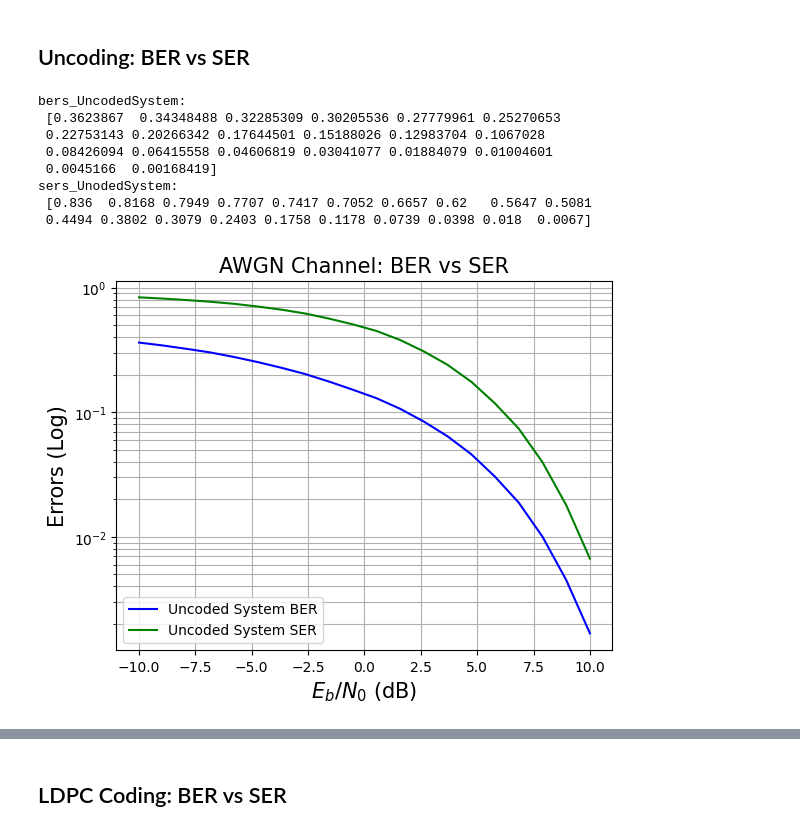
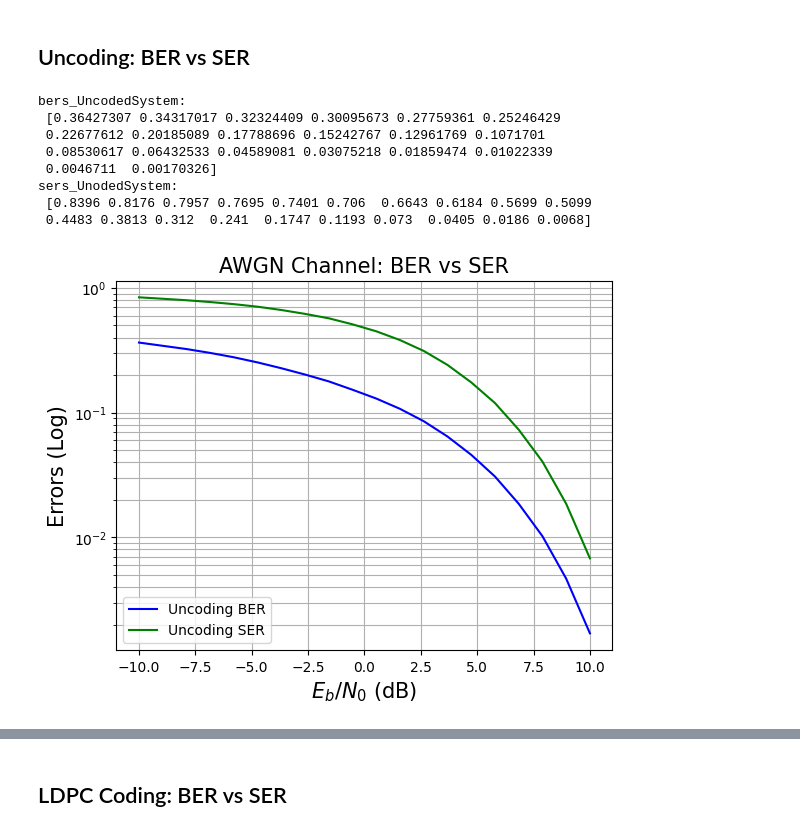
Before and after one commit to leeofaith/sionna, a Jupyter notebook: Jupyter Notebooks/SER.ipynb, the cells around one changed output, grey strips where cells are left out. Cells and saved outputs as stored; diff of their text form; code cells hidden in the pictures.

```diff
--- a/Jupyter Notebooks/SER.ipynb
+++ b/Jupyter Notebooks/SER.ipynb
@@ -300,40 +300,40 @@ for EBN0_DB in np.linspace(EBN0_DB_MIN,EBN0_DB_MAX,20):
     # # print('num_symbol_errors =\n',num_symbol_errors)
 
     # ser_UncodedSystem = round(num_symbol_errors_CodedSystem/num_symbols,4)
     # # print('ser_UncodedSystem =\n',ser_UncodedSystem)
     # # ser_CodedSystem = compute_ser(Tx_Symbols, Rx_Symbols_CodedSystem)
 
     # bers_CodedSystem += [ber_CodedSystem]
     # sers_CodedSystem += [ser_CodedSystem]
 
 print('bers_UncodedSystem:\n',np.transpose(bers_UncodedSystem))
 # print('bers_CodedSystem:\n',np.transpose(bers_CodedSystem))
 print('sers_UnodedSystem:\n',np.transpose(sers_UncodedSystem))
 # print('sers_CodedSystem:\n',np.transpose(sers_CodedSystem))
 
 title = "AWGN Channel: BER vs SER"
 xlabel = "$E_b/N_0$ (dB)"
 ylabel = "Errors (Log)"
 plt.title(title, fontsize=15)
 plt.xticks(fontsize=10)
 plt.yticks(fontsize=10)
 plt.xlabel(xlabel, fontsize=15)
 plt.ylabel(ylabel, fontsize=15)
 plt.grid(which="both")
-plt.semilogy(snrs, bers_UncodedSystem, 'b', label='Uncoded System BER')
-plt.semilogy(snrs, sers_UncodedSystem, 'g', label='Uncoded System SER')
+plt.semilogy(snrs, bers_UncodedSystem, 'b', label='Uncoding BER')
+plt.semilogy(snrs, sers_UncodedSystem, 'g', label='Uncoding SER')
 # plt.semilogy(snrs, bers_CodedSystem, 'r--', label='Coded System BER')
 # plt.semilogy(snrs, sers_CodedSystem, 'm--', label='Coded System SER')
 plt.legend(loc='lower left', fontsize=10)
 plt.show()
 # %% [output]
 bers_UncodedSystem:
- [0.3623867  0.34348488 0.32285309 0.30205536 0.27779961 0.25270653
- 0.22753143 0.20266342 0.17644501 0.15188026 0.12983704 0.1067028
- 0.08426094 0.06415558 0.04606819 0.03041077 0.01884079 0.01004601
- 0.0045166  0.00168419]
+ [0.36427307 0.34317017 0.32324409 0.30095673 0.27759361 0.25246429
+ 0.22677612 0.20185089 0.17788696 0.15242767 0.12961769 0.1071701
+ 0.08530617 0.06432533 0.04589081 0.03075218 0.01859474 0.01022339
+ 0.0046711  0.00170326]
 sers_UnodedSystem:
- [0.836  0.8168 0.7949 0.7707 0.7417 0.7052 0.6657 0.62   0.5647 0.5081
- 0.4494 0.3802 0.3079 0.2403 0.1758 0.1178 0.0739 0.0398 0.018  0.0067]
+ [0.8396 0.8176 0.7957 0.7695 0.7401 0.706  0.6643 0.6184 0.5699 0.5099
+ 0.4483 0.3813 0.312  0.241  0.1747 0.1193 0.073  0.0405 0.0186 0.0068]
-[figure, old version]
+[figure, new version]
 # %% [markdown]
```
Also changed, not shown: parts of 6 cells of this notebook.
